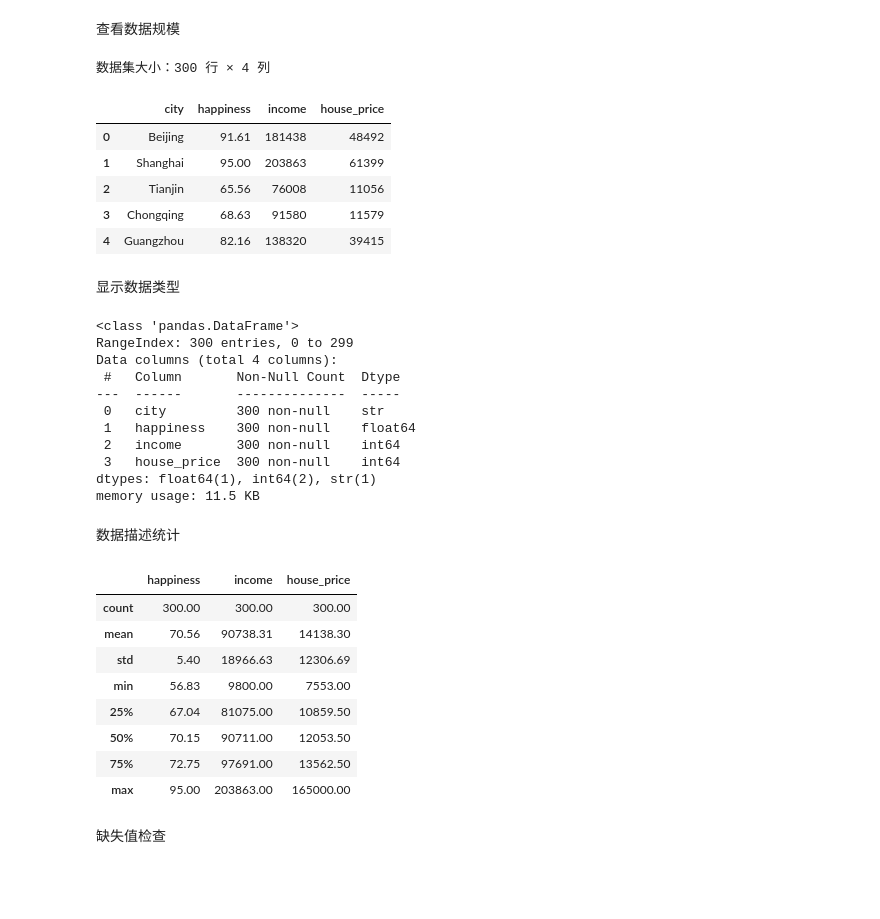
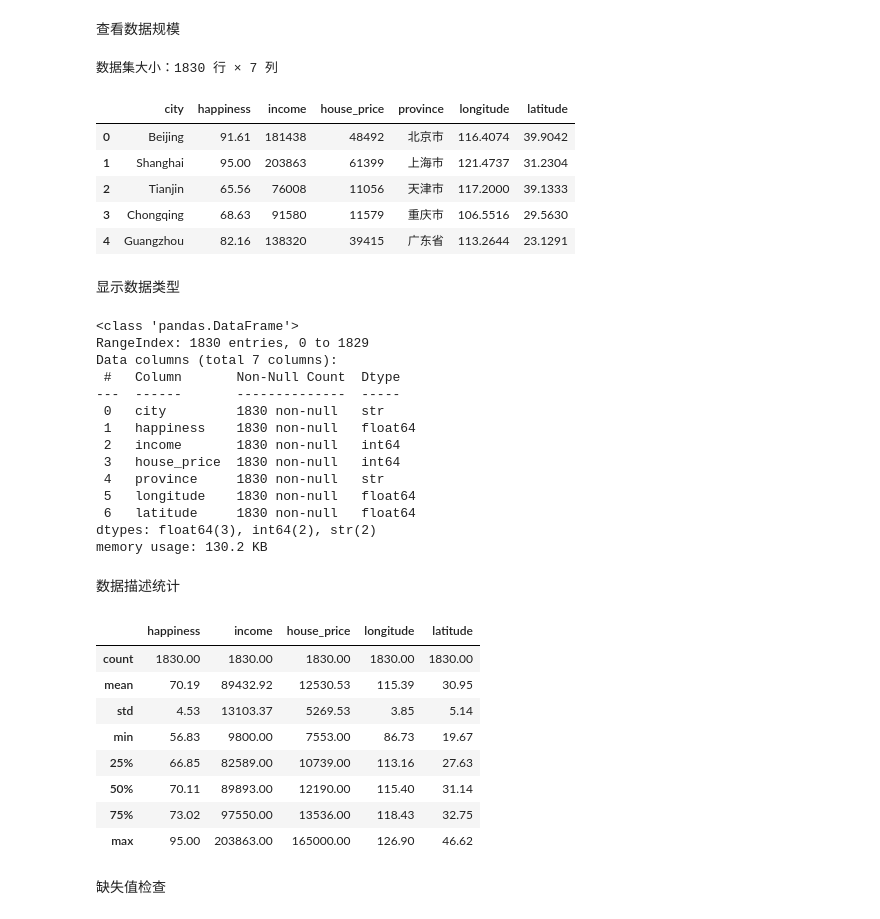
Before and after one commit to Lucewood/Git-, a Jupyter notebook: notebooks/analysis.ipynb, the cells around one changed output. Cells and saved outputs as stored; diff of their text form; code cells hidden in the pictures; blank space fills up the shorter version.

Commit message:
update data

```diff
--- a/notebooks/analysis.ipynb
+++ b/notebooks/analysis.ipynb
@@ -6,6 +6,8 @@ import pandas as pd
 happiness = pd.read_csv("../data/happiness.csv")
 income = pd.read_csv("../data/income.csv")
 house = pd.read_csv("../data/house_price.csv")
+province = pd.read_csv("../data/province.csv")
+location = pd.read_csv("../data/location.csv")
 
 happiness.head()
 # %% [output]
@@ -20,51 +22,56 @@ happiness.head()
 # %%
 df = (
     happiness
     .merge(income, on="city")
     .merge(house, on="city")
+    .merge(province, on="city")
+    .merge(location, on="city")
 )
 
 print(f"数据集大小：{df.shape[0]} 行 × {df.shape[1]} 列")
 
 df.head()
 # %% [output]
-数据集大小：300 行 × 4 列
+数据集大小：1830 行 × 7 列
-|  | city | happiness | income | house_price |
-| 0 | Beijing | 91.61 | 181438 | 48492 |
-| 1 | Shanghai | 95.00 | 203863 | 61399 |
-| 2 | Tianjin | 65.56 | 76008 | 11056 |
-| 3 | Chongqing | 68.63 | 91580 | 11579 |
-| 4 | Guangzhou | 82.16 | 138320 | 39415 |
+|  | city | happiness | income | house_price | province | longitude | latitude |
+| 0 | Beijing | 91.61 | 181438 | 48492 | 北京市 | 116.4074 | 39.9042 |
+| 1 | Shanghai | 95.00 | 203863 | 61399 | 上海市 | 121.4737 | 31.2304 |
+| 2 | Tianjin | 65.56 | 76008 | 11056 | 天津市 | 117.2000 | 39.1333 |
+| 3 | Chongqing | 68.63 | 91580 | 11579 | 重庆市 | 106.5516 | 29.5630 |
+| 4 | Guangzhou | 82.16 | 138320 | 39415 | 广东省 | 113.2644 | 23.1291 |
 # %% [markdown]
 显示数据类型
 # %%
 df.info()
 # %% [output]
 <class 'pandas.DataFrame'>
-RangeIndex: 300 entries, 0 to 299
-Data columns (total 4 columns):
+RangeIndex: 1830 entries, 0 to 1829
+Data columns (total 7 columns):
  #   Column       Non-Null Count  Dtype
 ---  ------       --------------  -----
- 0   city         300 non-null    str
- 1   happiness    300 non-null    float64
- 2   income       300 non-null    int64
- 3   house_price  300 non-null    int64
-dtypes: float64(1), int64(2), str(1)
-memory usage: 11.5 KB
+ 0   city         1830 non-null   str
+ 1   happiness    1830 non-null   float64
+ 2   income       1830 non-null   int64
+ 3   house_price  1830 non-null   int64
+ 4   province     1830 non-null   str
+ 5   longitude    1830 non-null   float64
+ 6   latitude     1830 non-null   float64
+dtypes: float64(3), int64(2), str(2)
+memory usage: 130.2 KB
 # %% [markdown]
 数据描述统计
 # %%
 df.describe().round(2)
 # %% [output]
-|  | happiness | income | house_price |
-| count | 300.00 | 300.00 | 300.00 |
-| mean | 70.56 | 90738.31 | 14138.30 |
-| std | 5.40 | 18966.63 | 12306.69 |
-| min | 56.83 | 9800.00 | 7553.00 |
-| 25% | 67.04 | 81075.00 | 10859.50 |
-| 50% | 70.15 | 90711.00 | 12053.50 |
-| 75% | 72.75 | 97691.00 | 13562.50 |
-| max | 95.00 | 203863.00 | 165000.00 |
+|  | happiness | income | house_price | longitude | latitude |
+| count | 1830.00 | 1830.00 | 1830.00 | 1830.00 | 1830.00 |
+| mean | 70.19 | 89432.92 | 12530.53 | 115.39 | 30.95 |
+| std | 4.53 | 13103.37 | 5269.53 | 3.85 | 5.14 |
+| min | 56.83 | 9800.00 | 7553.00 | 86.73 | 19.67 |
+| 25% | 66.85 | 82589.00 | 10739.00 | 113.16 | 27.63 |
+| 50% | 70.11 | 89893.00 | 12190.00 | 115.40 | 31.14 |
+| 75% | 73.02 | 97550.00 | 13536.00 | 118.43 | 32.75 |
+| max | 95.00 | 203863.00 | 165000.00 | 126.90 | 46.62 |
 # %% [markdown]
 缺失值检查
 # %%
```
Also changed, not shown: parts of 12 cells of this notebook, 5 other files.
